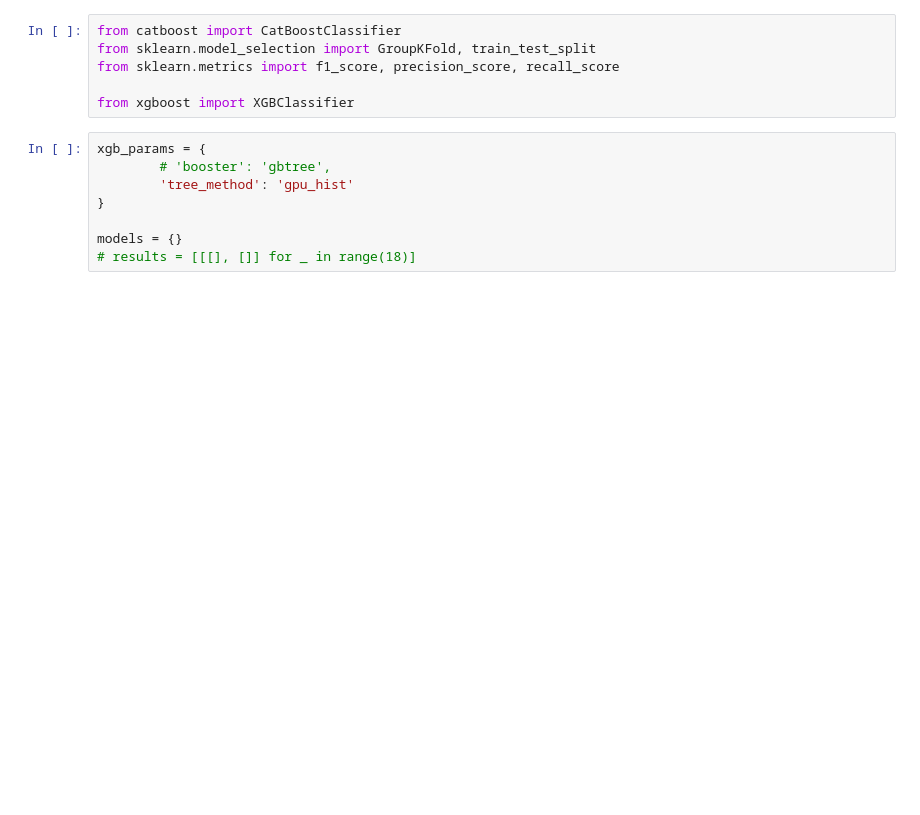
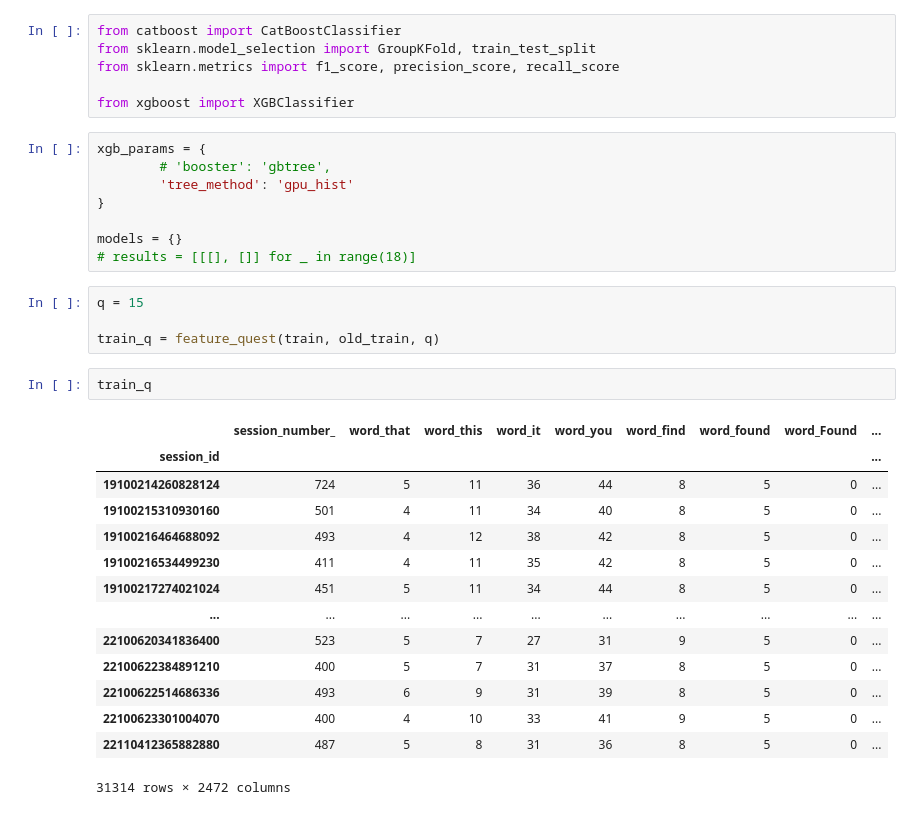
Before and after one commit to hoeen/student-gameplay-prediction, a Jupyter notebook: notebooks/feature_importance.ipynb, the cells around one changed output. Drawn from its saved outputs; the diff is of its cells as text; blank space fills up the shorter version.

```diff
--- a/notebooks/feature_importance.ipynb
+++ b/notebooks/feature_importance.ipynb
@@ -1174,4 +1180,25 @@ xgb_params = {
 
 models = {}
 # results = [[[], []] for _ in range(18)]
+# %%
+q = 15
+
+train_q = feature_quest(train, old_train, q)
+# %%
+train_q
+# %% [output]
+|  | session_number_ | word_that | word_this | word_it | word_you | word_find | word_found | word_Found | ... |
+| session_id |  |  |  |  |  |  |  |  | ... |
+| 19100214260828124 | 724 | 5 | 11 | 36 | 44 | 8 | 5 | 0 | ... |
+| 19100215310930160 | 501 | 4 | 11 | 34 | 40 | 8 | 5 | 0 | ... |
+| 19100216464688092 | 493 | 4 | 12 | 38 | 42 | 8 | 5 | 0 | ... |
+| 19100216534499230 | 411 | 4 | 11 | 35 | 42 | 8 | 5 | 0 | ... |
+| 19100217274021024 | 451 | 5 | 11 | 34 | 44 | 8 | 5 | 0 | ... |
+| ... | ... | ... | ... | ... | ... | ... | ... | ... | ... |
+| 22100620341836400 | 523 | 5 | 7 | 27 | 31 | 9 | 5 | 0 | ... |
+| 22100622384891210 | 400 | 5 | 7 | 31 | 37 | 8 | 5 | 0 | ... |
+| 22100622514686336 | 493 | 6 | 9 | 31 | 39 | 8 | 5 | 0 | ... |
+| 22100623301004070 | 400 | 4 | 10 | 33 | 41 | 9 | 5 | 0 | ... |
+| 22110412365882880 | 487 | 5 | 8 | 31 | 36 | 8 | 5 | 0 | ... |
+31314 rows × 2472 columns
 # %%
```
Also changed, not shown: parts of 8 cells of this notebook, 6 other files.
